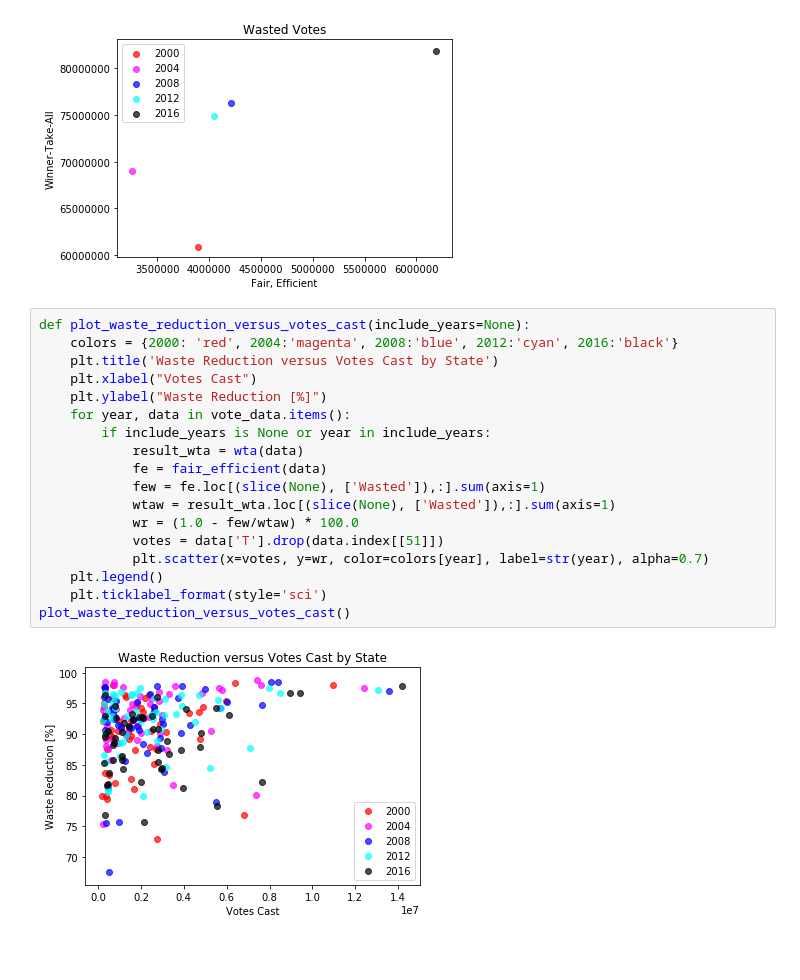
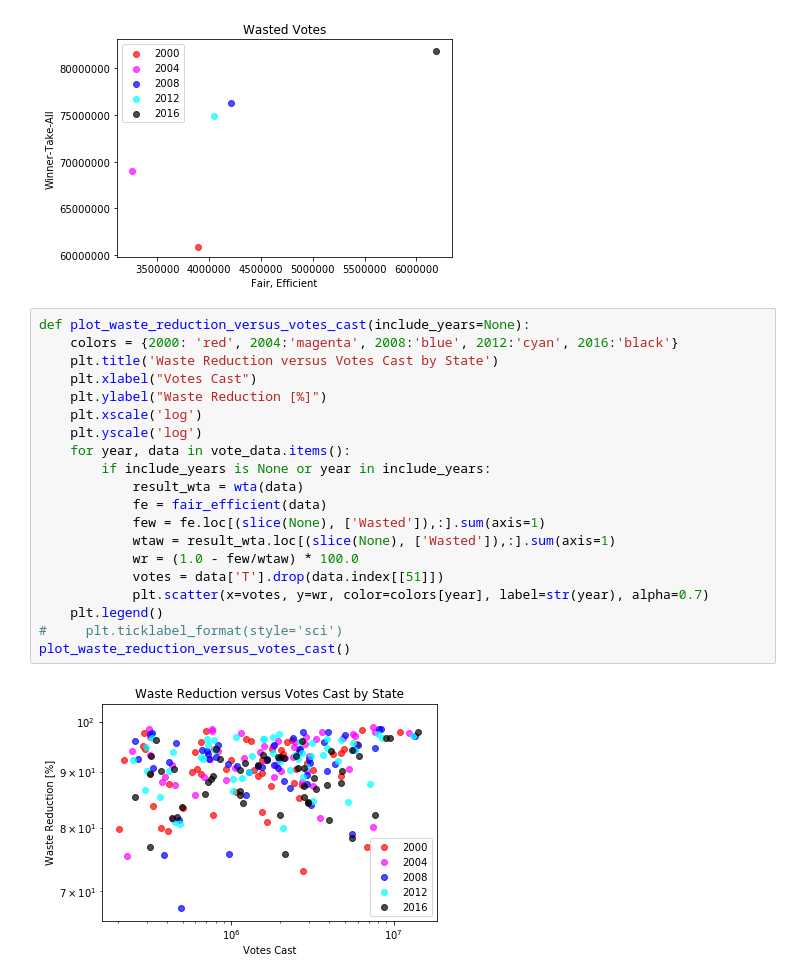
Before and after one commit to dwvisser/electoral-fair, a Jupyter notebook: scrape-and-compute-all.ipynb, the cells around one changed output. Saved outputs shown, nothing was run; the diff lists cells and outputs as text; blank space fills up the shorter version.

Commit message:
Changed last plots to log-log.

```diff
--- a/scrape-and-compute-all.ipynb
+++ b/scrape-and-compute-all.ipynb
@@ -354,23 +354,25 @@ plot_wasted_sum()
 # %%
 def plot_waste_reduction_versus_votes_cast(include_years=None):
     colors = {2000: 'red', 2004:'magenta', 2008:'blue', 2012:'cyan', 2016:'black'}
     plt.title('Waste Reduction versus Votes Cast by State')
     plt.xlabel("Votes Cast")
     plt.ylabel("Waste Reduction [%]")
+    plt.xscale('log')
+    plt.yscale('log')
     for year, data in vote_data.items():
         if include_years is None or year in include_years:
             result_wta = wta(data)
             fe = fair_efficient(data)
             few = fe.loc[(slice(None), ['Wasted']),:].sum(axis=1)
             wtaw = result_wta.loc[(slice(None), ['Wasted']),:].sum(axis=1)
             wr = (1.0 - few/wtaw) * 100.0
             votes = data['T'].drop(data.index[[51]])
             plt.scatter(x=votes, y=wr, color=colors[year], label=str(year), alpha=0.7)
     plt.legend()
-    plt.ticklabel_format(style='sci')
+#     plt.ticklabel_format(style='sci')
 plot_waste_reduction_versus_votes_cast()
 # %% [output]
-[figure, old version]
+[figure, new version]
 # %%
 plot_waste_reduction_versus_votes_cast([2000, 2016])
 # %% [output]
```
Also changed, not shown: parts of 3 cells of this notebook.
